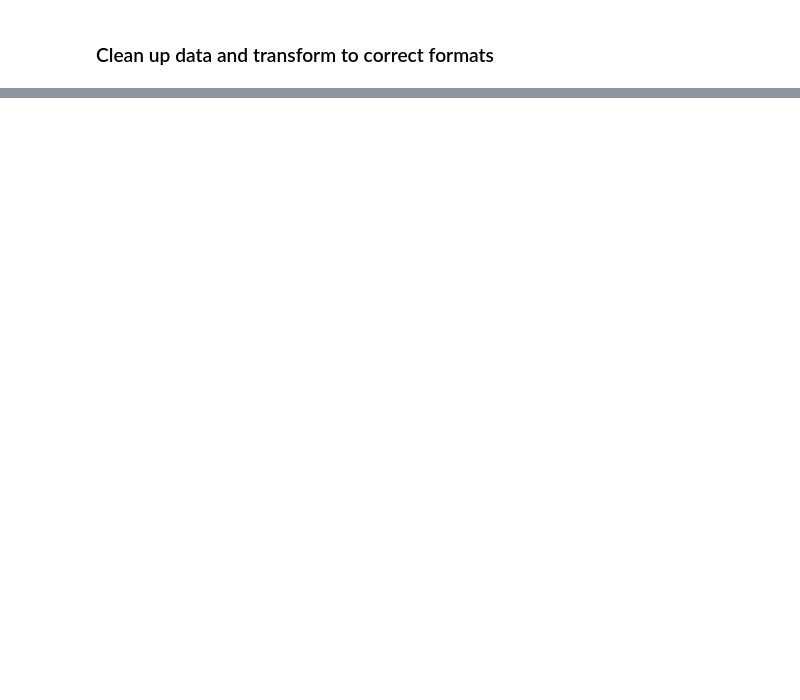
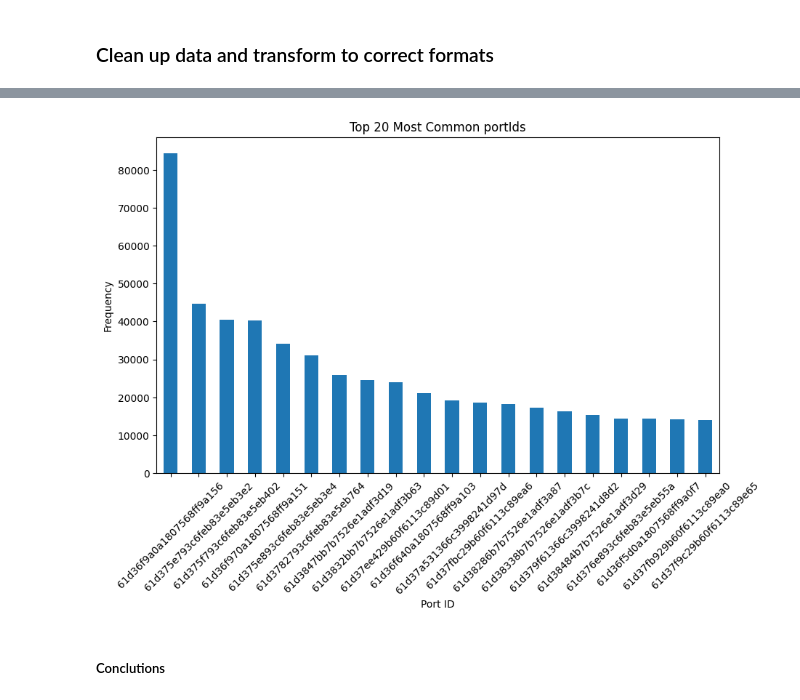
Before and after one commit to markka123/Marine-Vessel-Prediction-based-on-AIS-data, a Jupyter notebook: Markus sin lekegrind/dataPreparation.ipynb, the cells around one changed output, grey strips where cells are left out. Drawn from its saved outputs; the diff is of its cells as text; code cells hidden in the pictures; blank space fills up the shorter version.

```diff
--- a/Markus sin lekegrind/dataPreparation.ipynb
+++ b/Markus sin lekegrind/dataPreparation.ipynb
@@ -42,0 +92,16 @@ schedules = pd.read_csv(schedules_data_path, sep='|')
+# %%
+port_id_counts = ais_data_train['portId'].value_counts()
+port_id_missing = ais_data_train['portId'].isnull().sum()
+
+
+port_ids_less_than_12 = port_id_counts[port_id_counts < 12]
+
+# Displaying the number of unique portIds that occur less than 12 times
+num_port_ids_less_than_12 = len(port_ids_less_than_12)
+print(f"Number of portIds that are present in less than 12 datapoints: {num_port_ids_less_than_12}")
+
+
+
+print("Frequency Counts for portId:\n")
+print(port_id_counts)
+print("\nNumber of missing values in portId:", port_id_missing)
@@ -42,0 +127,15 @@ schedules = pd.read_csv(schedules_data_path, sep='|')
+# %%
+import matplotlib.pyplot as plt
+
+top_port_ids = port_id_counts.head(20)
+plt.figure(figsize=(10, 6))
+top_port_ids.plot(kind='bar')
+plt.title('Top 20 Most Common portIds')
+plt.xlabel('Port ID')
+plt.ylabel('Frequency')
+plt.xticks(rotation=45)
+plt.show()
+# %% [output]
+[figure, added]
+# %% [markdown]
+##### Conclutions
```
Also changed, not shown: parts of 27 cells of this notebook, 1 other file.
